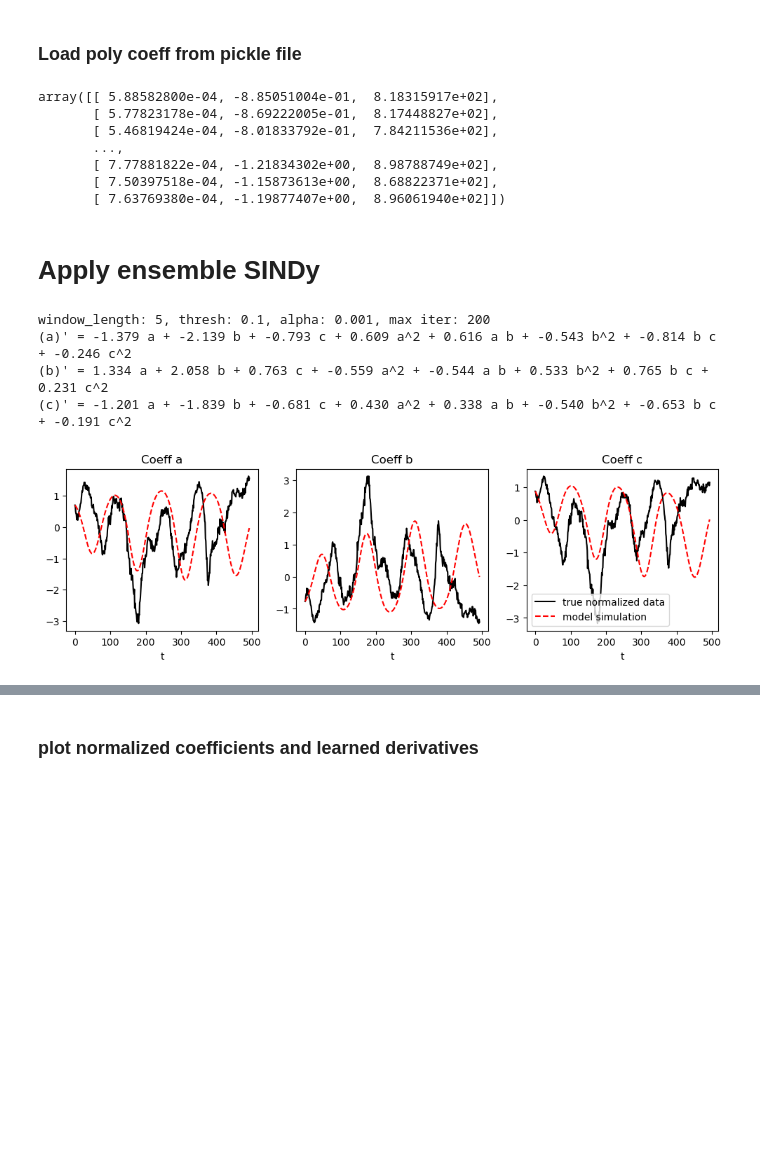
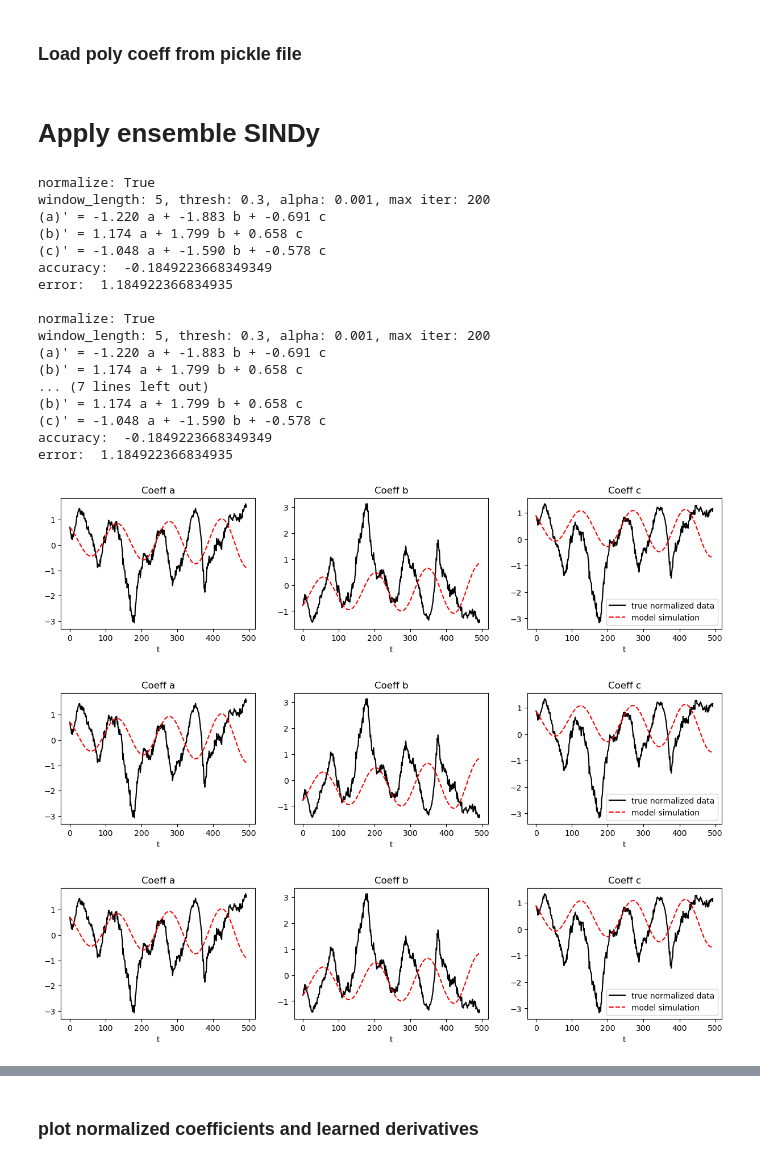
Before and after one commit to Jacob-Stevens-Haas/ARA-Plumes, a Jupyter notebook: plume_videos/July_20/video_low_2/plume_learn.ipynb, the cells around one changed output, grey strips where cells are left out. Saved outputs shown, nothing was run; the diff lists cells and outputs as text; code cells hidden in the pictures; blank space fills up the shorter version.

```diff
--- a/plume_videos/July_20/video_low_2/plume_learn.ipynb
+++ b/plume_videos/July_20/video_low_2/plume_learn.ipynb
@@ -96,16 +96,6 @@ with open(pickle_path, 'rb') as f:
 mean_array = loaded_arrays["mean"]
 var1_array = loaded_arrays["var1"]
 var2_array = loaded_arrays["var2"]
-# %%
-mean_array
-# %% [output]
-array([[ 5.88582800e-04, -8.85051004e-01,  8.18315917e+02],
-       [ 5.77823178e-04, -8.69222005e-01,  8.17448827e+02],
-       [ 5.46819424e-04, -8.01833792e-01,  7.84211536e+02],
-       ...,
-       [ 7.77881822e-04, -1.21834302e+00,  8.98788749e+02],
-       [ 7.50397518e-04, -1.15873613e+00,  8.68822371e+02],
-       [ 7.63769380e-04, -1.19877407e+00,  8.96061940e+02]])
 # %% [markdown]
 # Apply ensemble SINDy
 # %%
@@ -182,18 +185,50 @@ def sindy_pipeline(time_series,
 # %%
 time_series = mean_array
 window_length = 5
-ensem_thresh = 0.1
+ensem_thresh = 0.3
+
 ensem_alpha = 1e-3
 ensem_max_iter = 200
 
-sindy_pipeline(time_series = mean_array,
-               window_length=window_length,
-               ensem_thresh = ensem_thresh,
-               ensem_alpha=ensem_alpha,
-               ensem_max_iter=ensem_max_iter)
+seed = 1234
+
+
+np.random.seed(seed)
+_, model, X_train, X_train_sim, scalar = sindy_pipeline(time_series = mean_array,
+                                                        window_length=window_length,
+                                                        ensem_thresh = ensem_thresh,
+                                                        ensem_alpha=ensem_alpha,
+                                                        ensem_max_iter=ensem_max_iter)
+np.random.seed(seed)
+_, model, X_train, X_train_sim, scalar = sindy_pipeline(time_series = mean_array,
+                                                        window_length=window_length,
+                                                        ensem_thresh = ensem_thresh,
+                                                        ensem_alpha=ensem_alpha,
+                                                        ensem_max_iter=ensem_max_iter)
+np.random.seed(seed)
+_, model, X_train, X_train_sim, scalar = sindy_pipeline(time_series = mean_array,
+                                                        window_length=window_length,
+                                                        ensem_thresh = ensem_thresh,
+                                                        ensem_alpha=ensem_alpha,
+                                                        ensem_max_iter=ensem_max_iter)
 # %% [output]
-window_length: 5, thresh: 0.1, alpha: 0.001, max iter: 200
-(a)' = -1.379 a + -2.139 b + -0.793 c + 0.609 a^2 + 0.616 a b + -0.543 b^2 + -0.814 b c + -0.246 c^2
-(b)' = 1.334 a + 2.058 b + 0.763 c + -0.559 a^2 + -0.544 a b + 0.533 b^2 + 0.765 b c + 0.231 c^2
-(c)' = -1.201 a + -1.839 b + -0.681 c + 0.430 a^2 + 0.338 a b + -0.540 b^2 + -0.653 b c + -0.191 c^2
+normalize: True
+window_length: 5, thresh: 0.3, alpha: 0.001, max iter: 200
+(a)' = -1.220 a + -1.883 b + -0.691 c
+(b)' = 1.174 a + 1.799 b + 0.658 c
+(c)' = -1.048 a + -1.590 b + -0.578 c
+accuracy:  -0.1849223668349349
+error:  1.184922366834935
+
+normalize: True
+window_length: 5, thresh: 0.3, alpha: 0.001, max iter: 200
+(a)' = -1.220 a + -1.883 b + -0.691 c
+(b)' = 1.174 a + 1.799 b + 0.658 c
+... (7 lines left out)
+(b)' = 1.174 a + 1.799 b + 0.658 c
+(c)' = -1.048 a + -1.590 b + -0.578 c
+accuracy:  -0.1849223668349349
+error:  1.184922366834935
-[figure, old version]
+[figure, new version]
+[figure, added]
+[figure, added]
```
Also changed, not shown: parts of 20 cells of this notebook.
